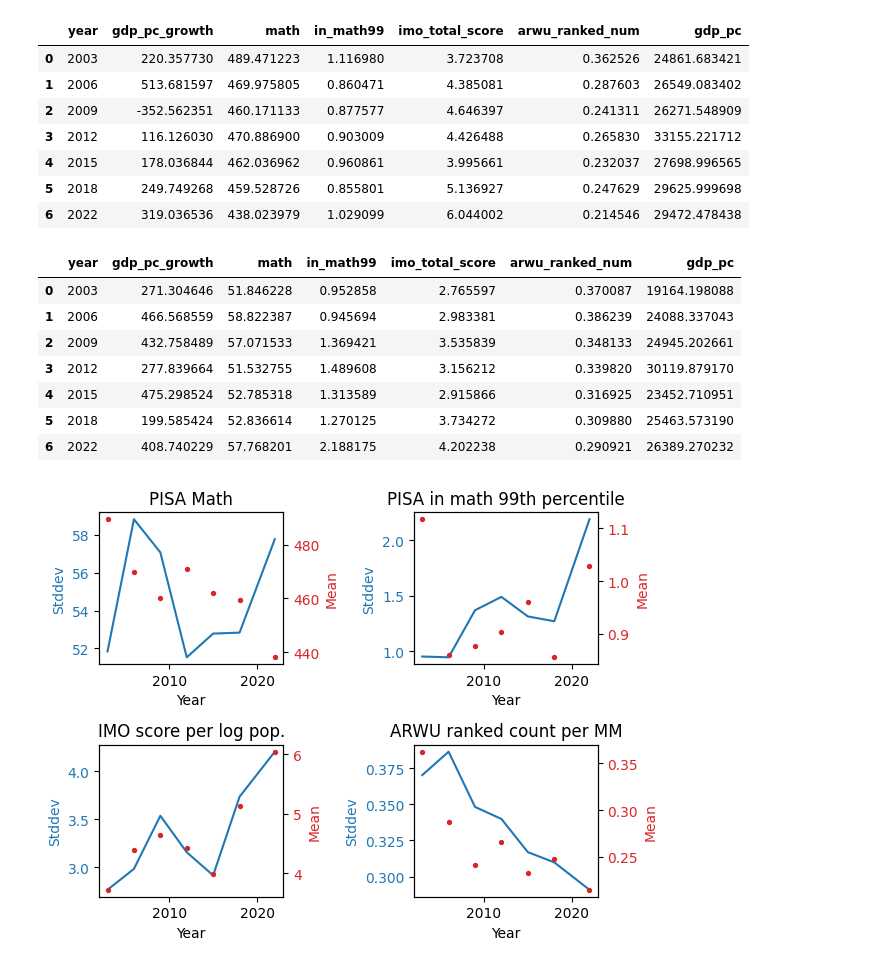
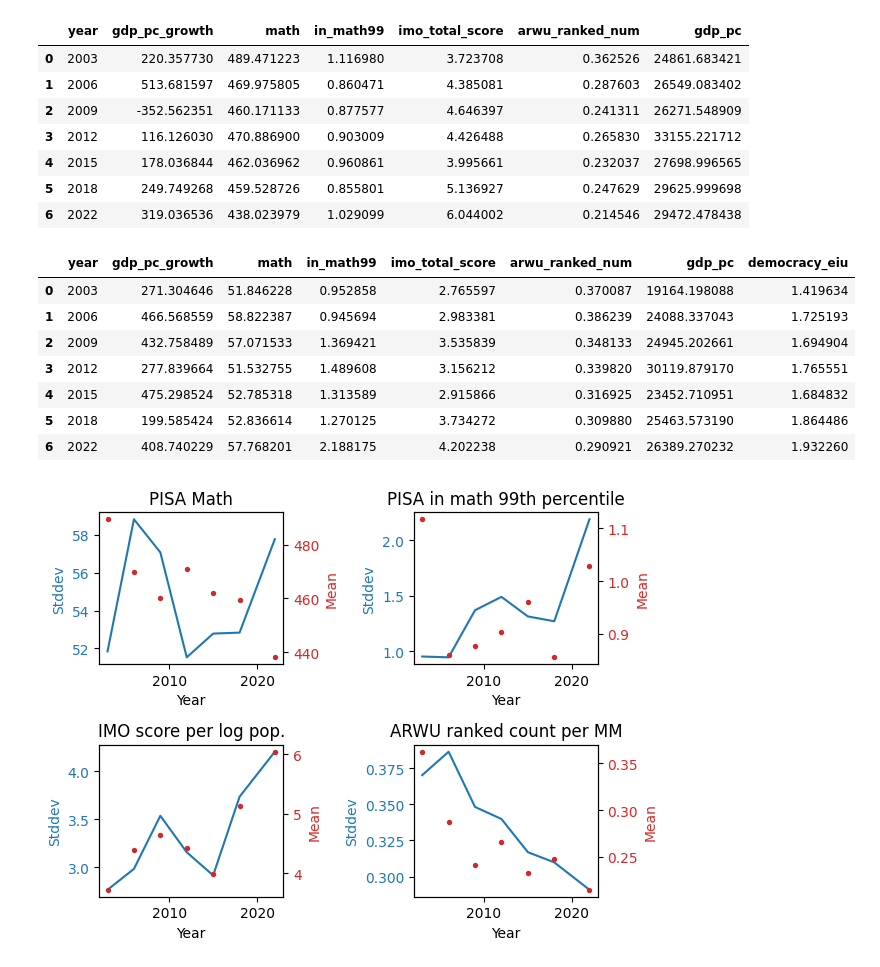
Before and after one commit to jamesxu123/econ442, a Jupyter notebook: charts/charts.ipynb, the cells around one changed output. Saved outputs shown, nothing was run; the diff lists cells and outputs as text; code cells hidden in the pictures.

```diff
--- a/charts/charts.ipynb
+++ b/charts/charts.ipynb
@@ -242,17 +253,17 @@ means
 | 5 | 2018 | 249.749268 | 459.528726 | 0.855801 | 5.136927 | 0.247629 | 29625.999698 |
 | 6 | 2022 | 319.036536 | 438.023979 | 1.029099 | 6.044002 | 0.214546 | 29472.478438 |
 # %%
-stdevs = pisa_df.groupby("year")[["gdp_pc_growth", "math", "in_math99", "imo_total_score", "arwu_ranked_num", "gdp_pc"]].std().reset_index()
+stdevs = pisa_df.groupby("year")[["gdp_pc_growth", "math", "in_math99", "imo_total_score", "arwu_ranked_num", "gdp_pc", "democracy_eiu"]].std().reset_index()
 stdevs
 # %% [output]
-|  | year | gdp_pc_growth | math | in_math99 | imo_total_score | arwu_ranked_num | gdp_pc |
-| 0 | 2003 | 271.304646 | 51.846228 | 0.952858 | 2.765597 | 0.370087 | 19164.198088 |
-| 1 | 2006 | 466.568559 | 58.822387 | 0.945694 | 2.983381 | 0.386239 | 24088.337043 |
-| 2 | 2009 | 432.758489 | 57.071533 | 1.369421 | 3.535839 | 0.348133 | 24945.202661 |
-| 3 | 2012 | 277.839664 | 51.532755 | 1.489608 | 3.156212 | 0.339820 | 30119.879170 |
-| 4 | 2015 | 475.298524 | 52.785318 | 1.313589 | 2.915866 | 0.316925 | 23452.710951 |
-| 5 | 2018 | 199.585424 | 52.836614 | 1.270125 | 3.734272 | 0.309880 | 25463.573190 |
-| 6 | 2022 | 408.740229 | 57.768201 | 2.188175 | 4.202238 | 0.290921 | 26389.270232 |
+|  | year | gdp_pc_growth | math | in_math99 | imo_total_score | arwu_ranked_num | gdp_pc | democracy_eiu |
+| 0 | 2003 | 271.304646 | 51.846228 | 0.952858 | 2.765597 | 0.370087 | 19164.198088 | 1.419634 |
+| 1 | 2006 | 466.568559 | 58.822387 | 0.945694 | 2.983381 | 0.386239 | 24088.337043 | 1.725193 |
+| 2 | 2009 | 432.758489 | 57.071533 | 1.369421 | 3.535839 | 0.348133 | 24945.202661 | 1.694904 |
+| 3 | 2012 | 277.839664 | 51.532755 | 1.489608 | 3.156212 | 0.339820 | 30119.879170 | 1.765551 |
+| 4 | 2015 | 475.298524 | 52.785318 | 1.313589 | 2.915866 | 0.316925 | 23452.710951 | 1.684832 |
+| 5 | 2018 | 199.585424 | 52.836614 | 1.270125 | 3.734272 | 0.309880 | 25463.573190 | 1.864486 |
+| 6 | 2022 | 408.740229 | 57.768201 | 2.188175 | 4.202238 | 0.290921 | 26389.270232 | 1.932260 |
 # %%
 fig, ((bx0, bx1), (bx2, bx3)) = plt.subplots(2, 2)
 plots = (bx0, bx1, bx2, bx3)
```
Also changed, not shown: parts of 4 cells of this notebook, 6 other files.
